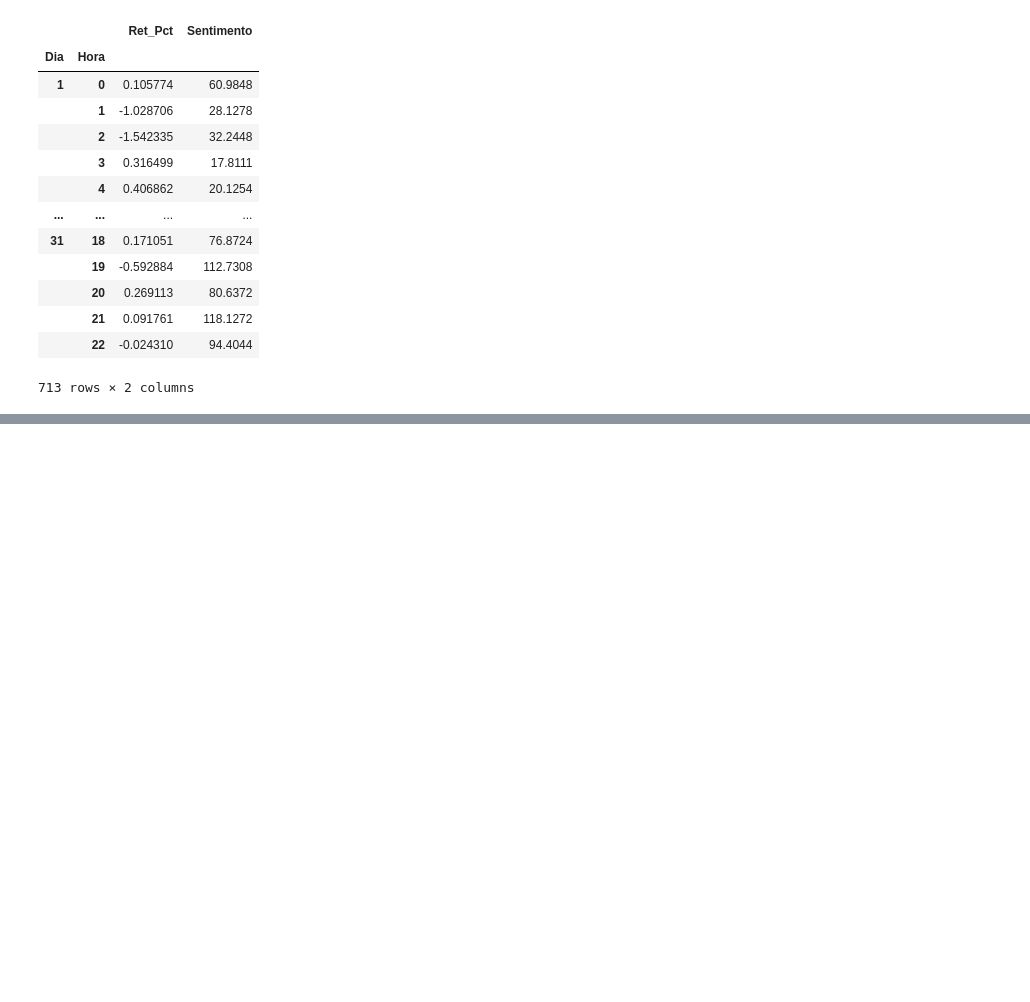
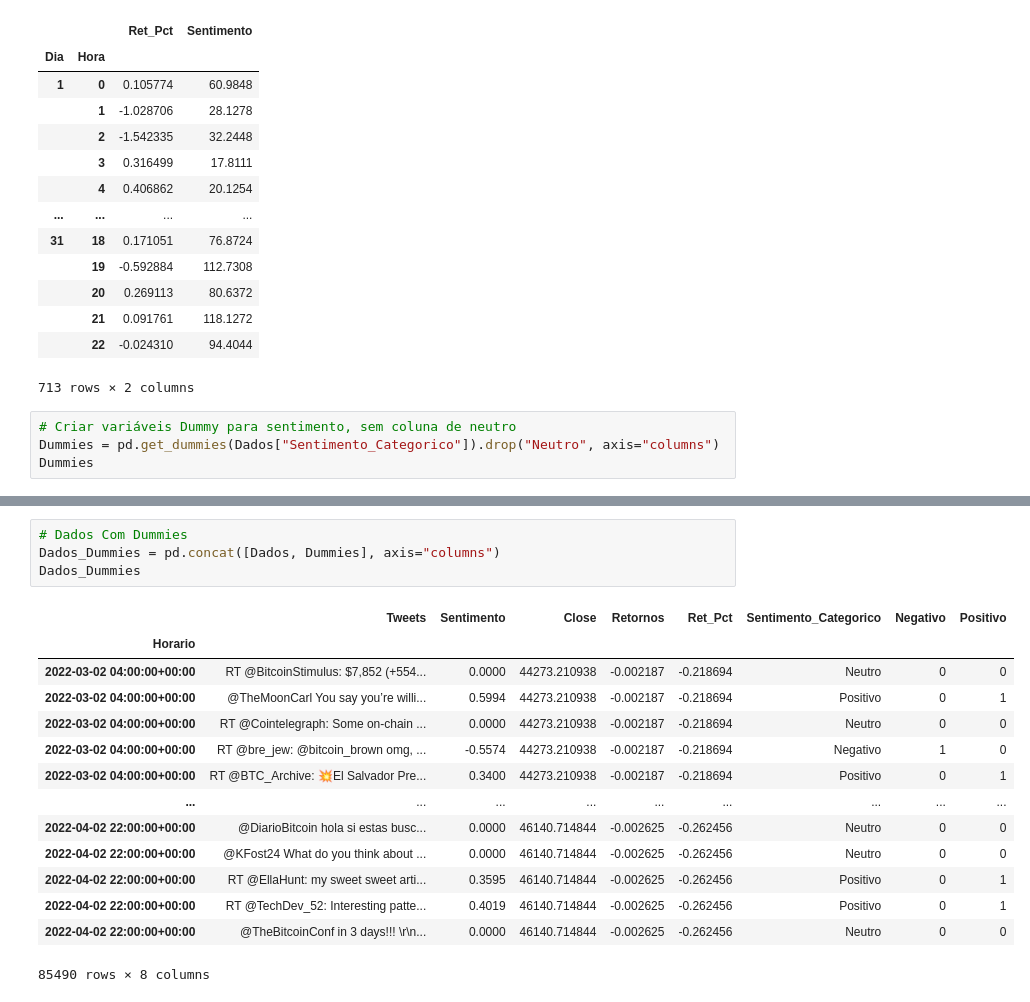
Before and after one commit to thcoelho/Social_Media_And_Financial_Markets, a Jupyter notebook: Analise_Exploratoria.ipynb, the cells around one changed output, grey strips where cells are left out. Saved outputs shown, nothing was run; the diff lists cells and outputs as text; blank space fills up the shorter version.

Commit message:
Variáveis em Dummy

```diff
--- a/Analise_Exploratoria.ipynb
+++ b/Analise_Exploratoria.ipynb
@@ -274,3 +271,7 @@ Dados_Agg
 |  | 21 | 0.091761 | 118.1272 |
 |  | 22 | -0.024310 | 94.4044 |
 713 rows × 2 columns
+# %%
+# Criar variáveis Dummy para sentimento, sem coluna de neutro
+Dummies = pd.get_dummies(Dados["Sentimento_Categorico"]).drop("Neutro", axis="columns")
+Dummies
@@ -276,0 +293,19 @@ Dados_Agg
+# %%
+# Dados Com Dummies
+Dados_Dummies = pd.concat([Dados, Dummies], axis="columns")
+Dados_Dummies
+# %% [output]
+|  | Tweets | Sentimento | Close | Retornos | Ret_Pct | Sentimento_Categorico | Negativo | Positivo |
+| Horario |  |  |  |  |  |  |  |  |
+| 2022-03-02 04:00:00+00:00 | RT @BitcoinStimulus: $7,852 (+554... | 0.0000 | 44273.210938 | -0.002187 | -0.218694 | Neutro | 0 | 0 |
+| 2022-03-02 04:00:00+00:00 | @TheMoonCarl You say you’re willi... | 0.5994 | 44273.210938 | -0.002187 | -0.218694 | Positivo | 0 | 1 |
+| 2022-03-02 04:00:00+00:00 | RT @Cointelegraph: Some on-chain ... | 0.0000 | 44273.210938 | -0.002187 | -0.218694 | Neutro | 0 | 0 |
+| 2022-03-02 04:00:00+00:00 | RT @bre_jew: @bitcoin_brown omg, ... | -0.5574 | 44273.210938 | -0.002187 | -0.218694 | Negativo | 1 | 0 |
+| 2022-03-02 04:00:00+00:00 | RT @BTC_Archive: 💥El Salvador Pre... | 0.3400 | 44273.210938 | -0.002187 | -0.218694 | Positivo | 0 | 1 |
+| ... | ... | ... | ... | ... | ... | ... | ... | ... |
+| 2022-04-02 22:00:00+00:00 | @DiarioBitcoin hola si estas busc... | 0.0000 | 46140.714844 | -0.002625 | -0.262456 | Neutro | 0 | 0 |
+| 2022-04-02 22:00:00+00:00 | @KFost24 What do you think about ... | 0.0000 | 46140.714844 | -0.002625 | -0.262456 | Neutro | 0 | 0 |
+| 2022-04-02 22:00:00+00:00 | RT @EllaHunt: my sweet sweet arti... | 0.3595 | 46140.714844 | -0.002625 | -0.262456 | Positivo | 0 | 1 |
+| 2022-04-02 22:00:00+00:00 | RT @TechDev_52: Interesting patte... | 0.4019 | 46140.714844 | -0.002625 | -0.262456 | Positivo | 0 | 1 |
+| 2022-04-02 22:00:00+00:00 | @TheBitcoinConf in 3 days!!! \r\n... | 0.0000 | 46140.714844 | -0.002625 | -0.262456 | Neutro | 0 | 0 |
+85490 rows × 8 columns
```
Also changed, not shown: parts of 7 cells of this notebook, 3 other files.
